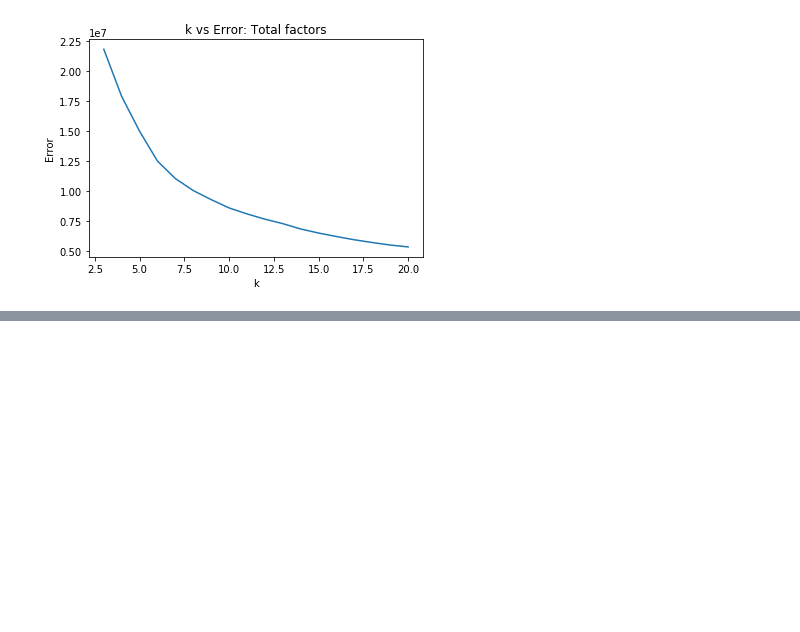
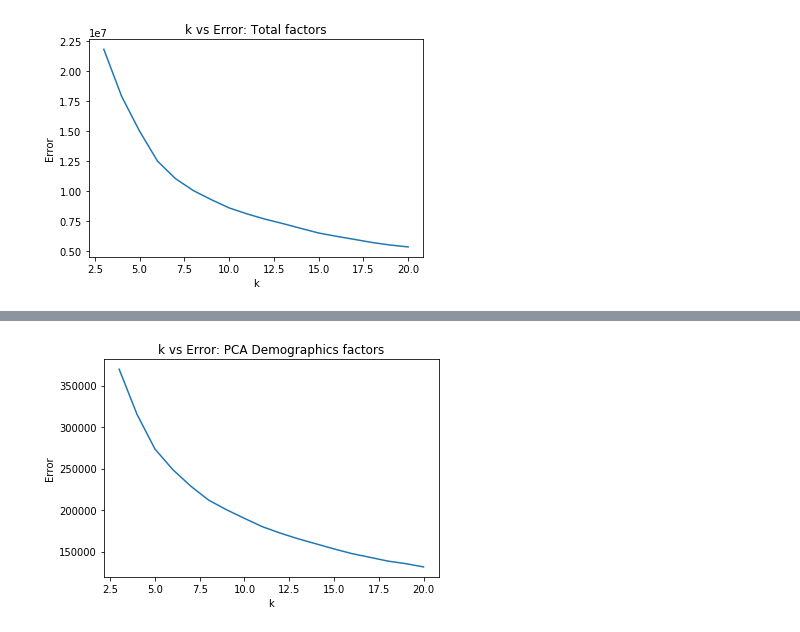
Before and after one commit to Zarand3r/corona_light, a Jupyter notebook: models/clustering/k_means.ipynb, the cells around one changed output, grey strips where cells are left out. Saved outputs shown, nothing was run; the diff lists cells and outputs as text; code cells hidden in the pictures; blank space fills up the shorter version.

```diff
--- a/models/clustering/k_means.ipynb
+++ b/models/clustering/k_means.ipynb
@@ -111,0 +139,5 @@ plot_data(DataTotal, 3, 20, 'Total')
+# %%
+clusterPCADemographics = cluster_data(PCADemographics, 3, 20)
+plot_data(PCADemographics, 3, 20, 'PCA Demographics')
+# %% [output]
+[figure, added]
```
Also changed, not shown: parts of 7 cells of this notebook, 6 other files.
